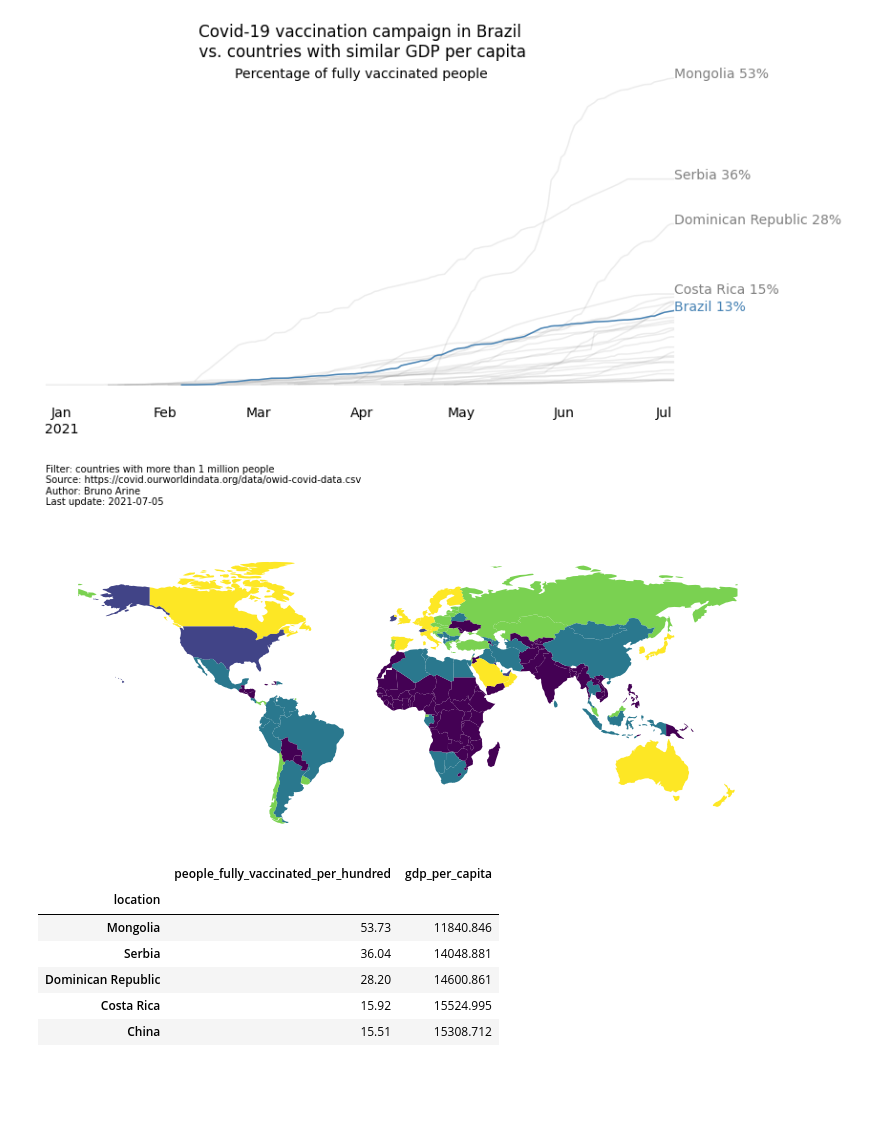
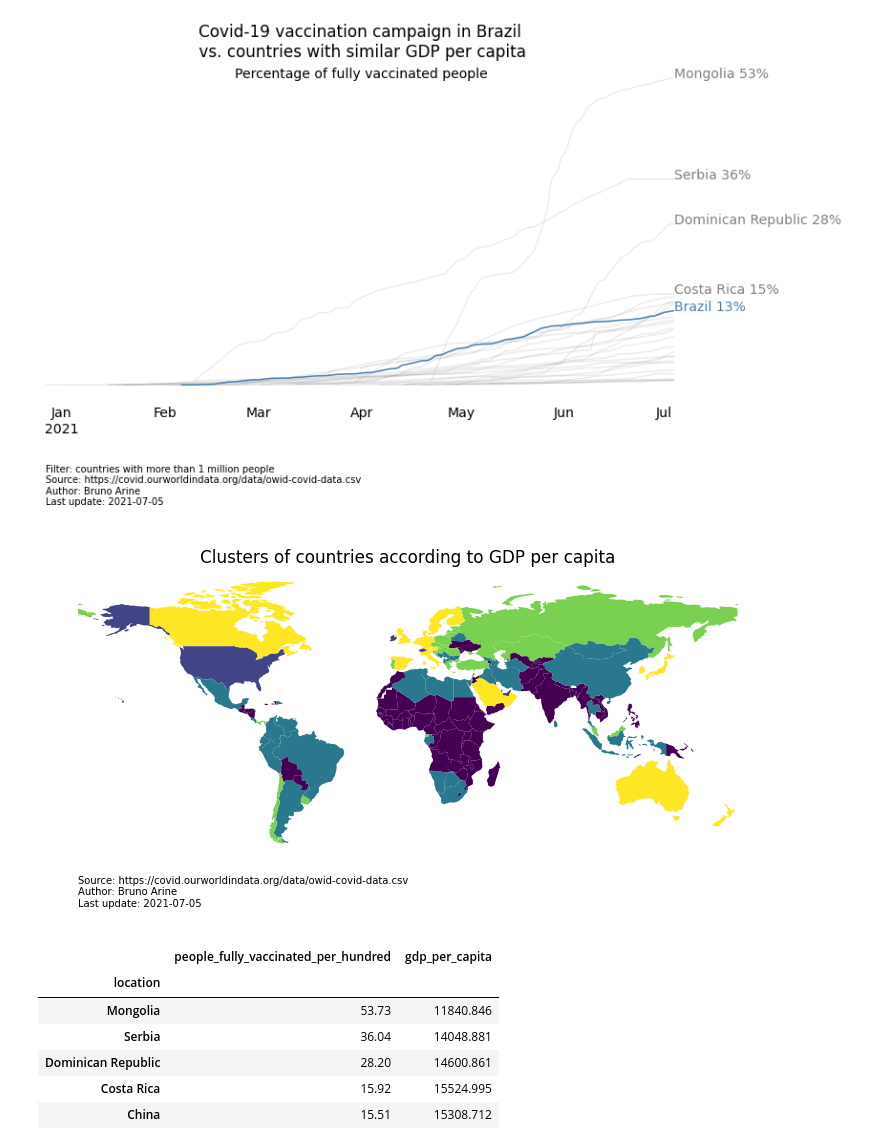
Before and after one commit to brunoarine/coronavirus-vaccinations, a Jupyter notebook: notebook.ipynb, the cells around one changed output. Saved outputs shown, nothing was run; the diff lists cells and outputs as text; code cells hidden in the pictures; blank space fills up the shorter version.

Commit message:
fix: Add title and footer to the worldmap

```diff
--- a/notebook.ipynb
+++ b/notebook.ipynb
@@ -193,24 +193,31 @@ plot_curves(df=treat_data(df[df.location.isin(group)]),
 # %%
 # Create a geopandas DataFrame
 world = gpd.read_file(gpd.datasets.get_path('naturalearth_lowres'))
 world = world[(world.pop_est>0) & (world.name!="Antarctica")]
 
 # Join world and countries_list by the ISO code
 worldmap = pd.merge(world, countries_gdp, left_on="iso_a3", right_on="iso_code")
 
 # Plot world map with different colors
 fig, ax = plt.subplots(figsize=(11,8))
 worldmap.plot(column="group",
               ax=ax,
               cmap="viridis",
               legend=False)
 plt.tight_layout()
+
+ax.set_title("Clusters of countries according to GDP per capita")
+plt.text(-180,-95,
+             "Source: https://covid.ourworldindata.org/data/owid-covid-data.csv\n"
+             "Author: Bruno Arine\n"
+             "Last update: {}\n".format(datetime.datetime.now().strftime("%Y-%m-%d")),
+             fontsize=10)
 ax.set_axis_off()
 
 plt.savefig("worldmap.png", bbox_inches = 'tight', pad_inches = 0)
 plt.show()
 # %% [output]
-[figure, old version]
+[figure, new version]
 # %%
 pd.DataFrame(df[df.location.isin(group)]
              .groupby("location")[["people_fully_vaccinated_per_hundred", "gdp_per_capita"]]
```
Also changed, not shown: 1 other file.
